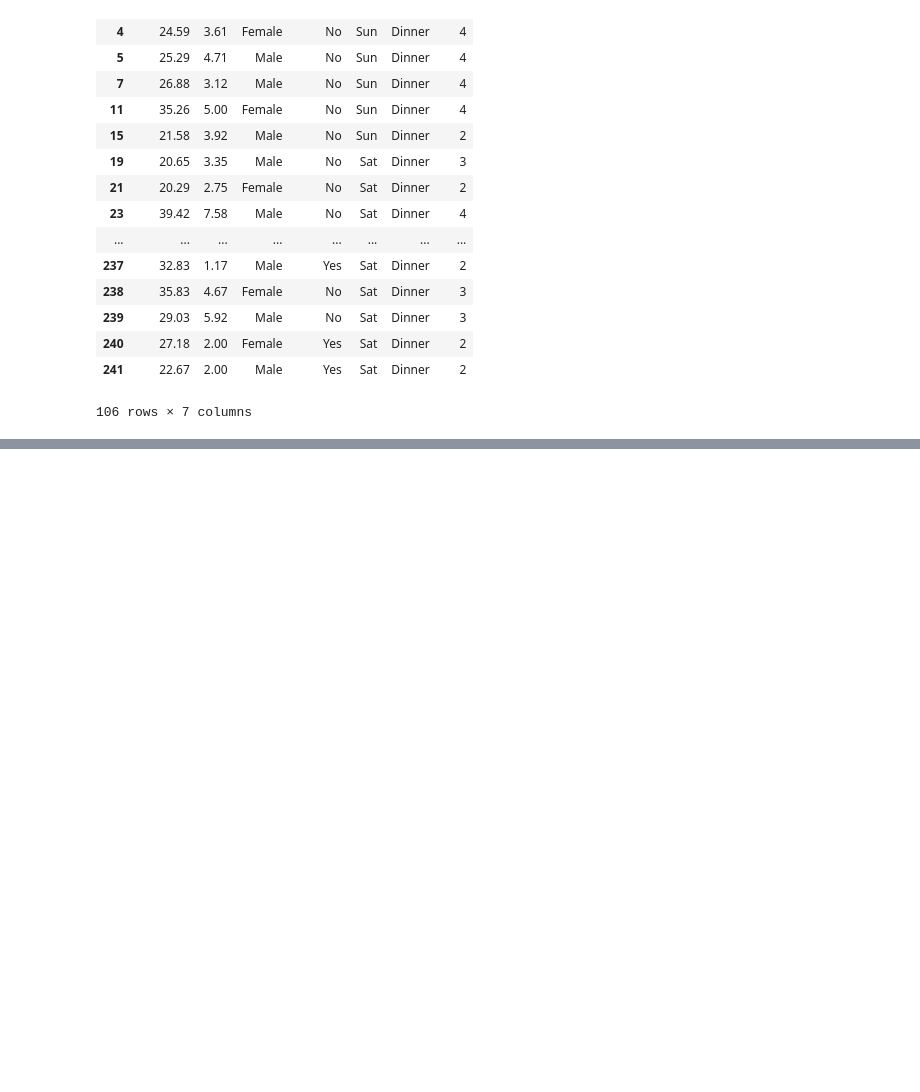
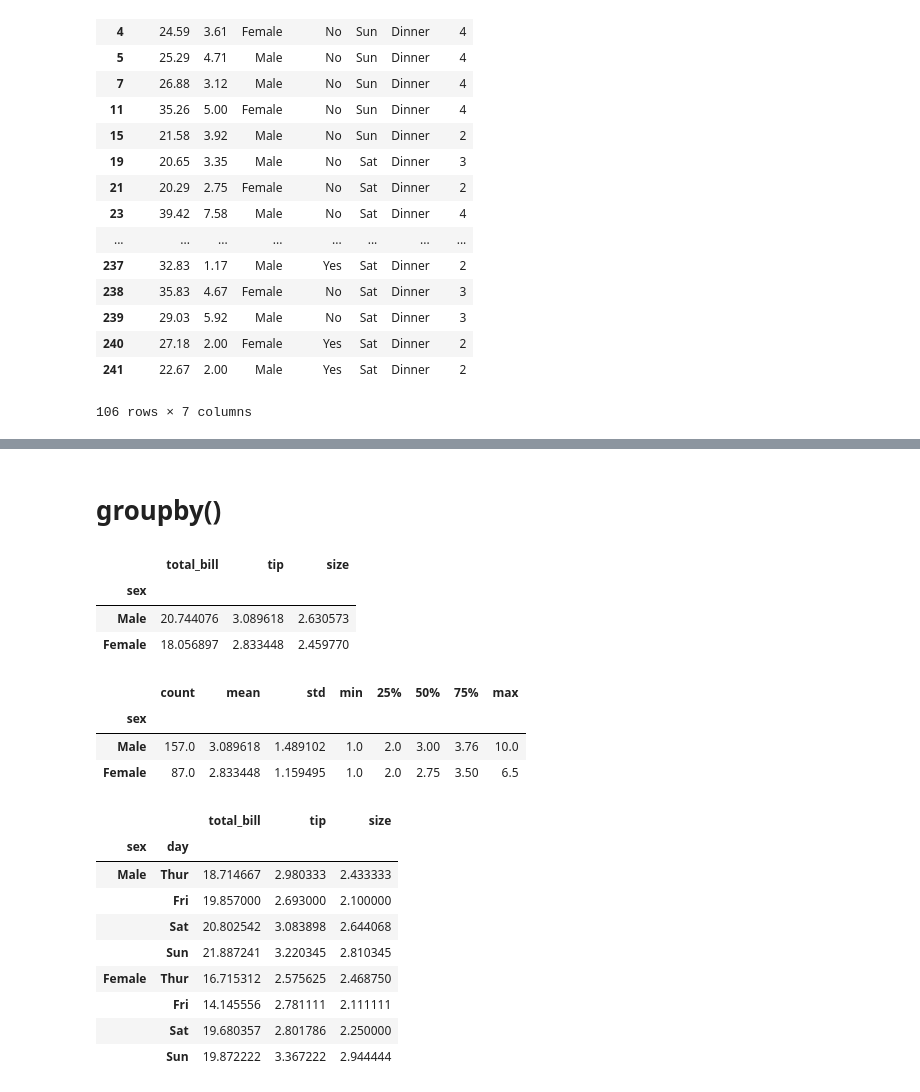
Before and after one commit to KrishnKrPatel/data_preprocessing, a Jupyter notebook: practices.ipynb, the cells around one changed output, grey strips where cells are left out. Saved outputs shown, nothing was run; the diff lists cells and outputs as text; code cells hidden in the pictures; blank space fills up the shorter version.

```diff
--- a/practices.ipynb
+++ b/practices.ipynb
@@ -417,0 +465,29 @@ data.loc[data['smoker']=='No',['tip','sex']].head()
+# %% [markdown]
+# groupby()
+# %%
+df.groupby('sex').mean()
+# %% [output]
+|  | total_bill | tip | size |
+| sex |  |  |  |
+| Male | 20.744076 | 3.089618 | 2.630573 |
+| Female | 18.056897 | 2.833448 | 2.459770 |
+# %%
+df.groupby('sex').describe()['tip']
+# %% [output]
+|  | count | mean | std | min | 25% | 50% | 75% | max |
+| sex |  |  |  |  |  |  |  |  |
+| Male | 157.0 | 3.089618 | 1.489102 | 1.0 | 2.0 | 3.00 | 3.76 | 10.0 |
+| Female | 87.0 | 2.833448 | 1.159495 | 1.0 | 2.0 | 2.75 | 3.50 | 6.5 |
+# %%
+df.groupby(['sex','day']).mean()
+# %% [output]
+|  |  | total_bill | tip | size |
+| sex | day |  |  |  |
+| Male | Thur | 18.714667 | 2.980333 | 2.433333 |
+|  | Fri | 19.857000 | 2.693000 | 2.100000 |
+|  | Sat | 20.802542 | 3.083898 | 2.644068 |
+|  | Sun | 21.887241 | 3.220345 | 2.810345 |
+| Female | Thur | 16.715312 | 2.575625 | 2.468750 |
+|  | Fri | 14.145556 | 2.781111 | 2.111111 |
+|  | Sat | 19.680357 | 2.801786 | 2.250000 |
+|  | Sun | 19.872222 | 3.367222 | 2.944444 |
```
Also changed, not shown: parts of 11 cells of this notebook.
